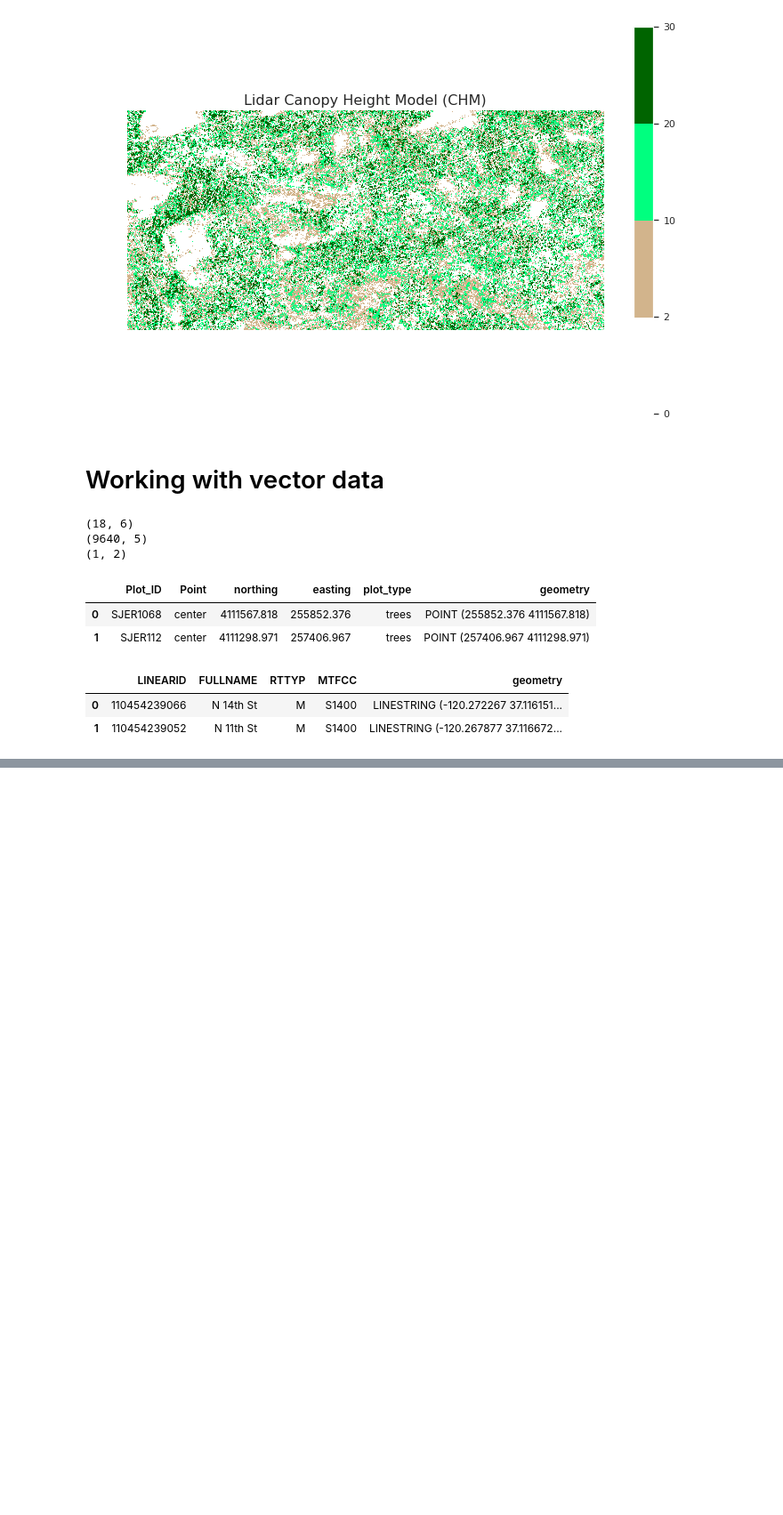
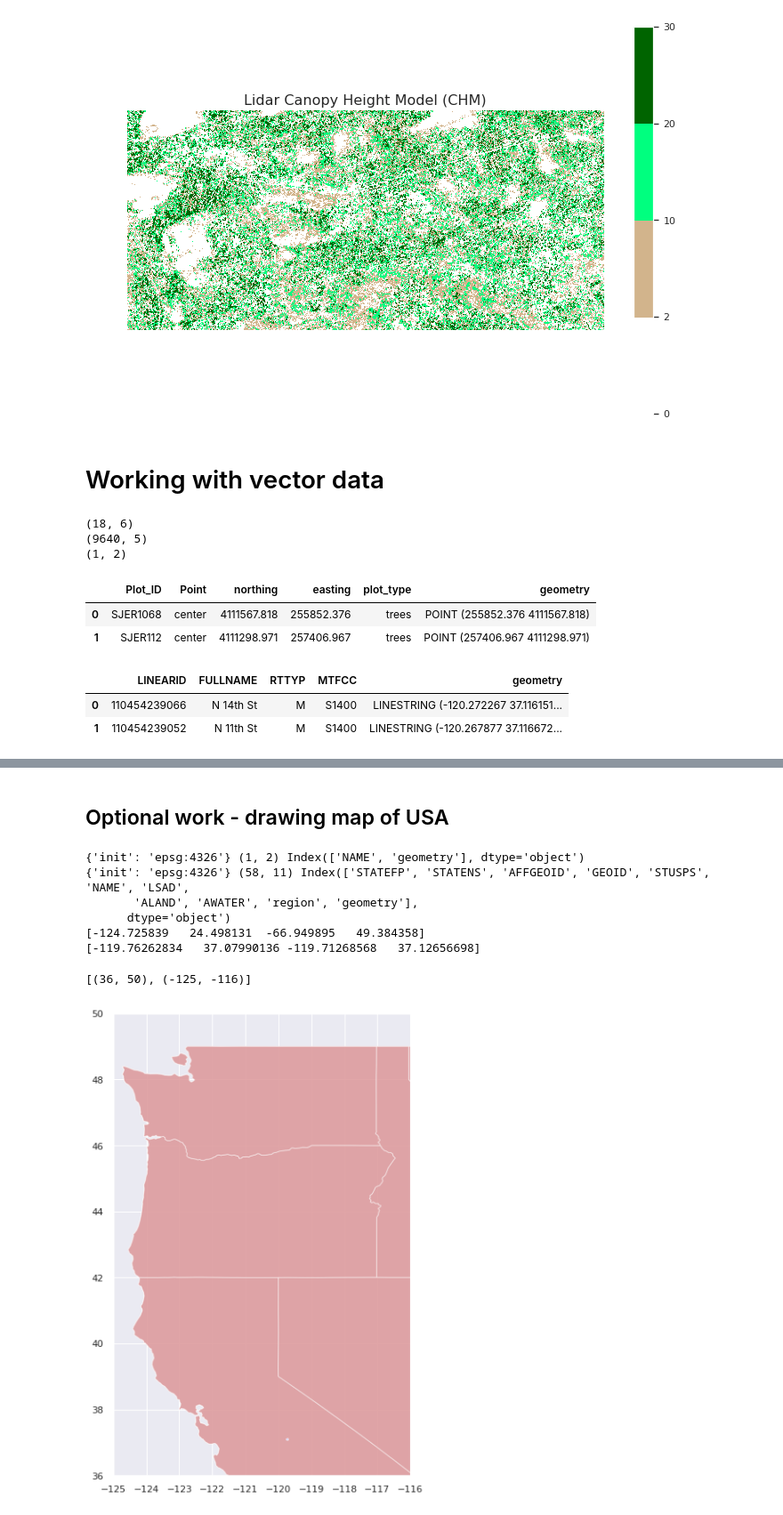
Before and after one commit to ArmaanBhullar/grid_gdp_analysis, a Jupyter notebook: earth_lab_tut_0.ipynb, the cells around one changed output, grey strips where cells are left out. Shown at 89% size. Cells and saved outputs as stored; diff of their text form; code cells hidden in the pictures; blank space fills up the shorter version.

```diff
--- a/earth_lab_tut_0.ipynb
+++ b/earth_lab_tut_0.ipynb
@@ -132,0 +163,24 @@ axis.set_title('SJER Plot Locations\nMadera County, CA', fontsize=16);
+# %% [markdown]
+## Optional work - drawing map of USA
+# %%
+usa = gpd.read_file('data/tut/usa/usa-boundary-dissolved.shp')
+usa_state_boundary = gpd.read_file('data/tut/usa/usa-states-census-2014.shp')
+print(usa.crs, usa.shape, usa.columns)
+print(usa_state_boundary.crs, usa_state_boundary.shape, usa_state_boundary.columns)
+print(usa.total_bounds)
+print(sjer_aoi_4326.total_bounds)
+sjer_aoi_4326 = sjer_aoi.to_crs({'init':'epsg:4326'})
+fig, ax = plt.subplots(figsize = (10, 10))
+usa.plot(ax=ax, cmap='Greys', alpha=0.8)
+usa_state_boundary.plot(ax=ax, color='r', alpha=0.5)
+sjer_aoi_4326.plot(ax=ax, color='blue')
+ax.set(xlim=[-125, -116], ylim=[36, 50])
+# %% [output]
+{'init': 'epsg:4326'} (1, 2) Index(['NAME', 'geometry'], dtype='object')
+{'init': 'epsg:4326'} (58, 11) Index(['STATEFP', 'STATENS', 'AFFGEOID', 'GEOID', 'STUSPS', 'NAME', 'LSAD',
+       'ALAND', 'AWATER', 'region', 'geometry'],
+      dtype='object')
+[-124.725839   24.498131  -66.949895   49.384358]
+[-119.76262834   37.07990136 -119.71268568   37.12656698]
+[(36, 50), (-125, -116)]
+[figure, added]
```
Also changed, not shown: parts of 12 cells of this notebook, 1 other file.
